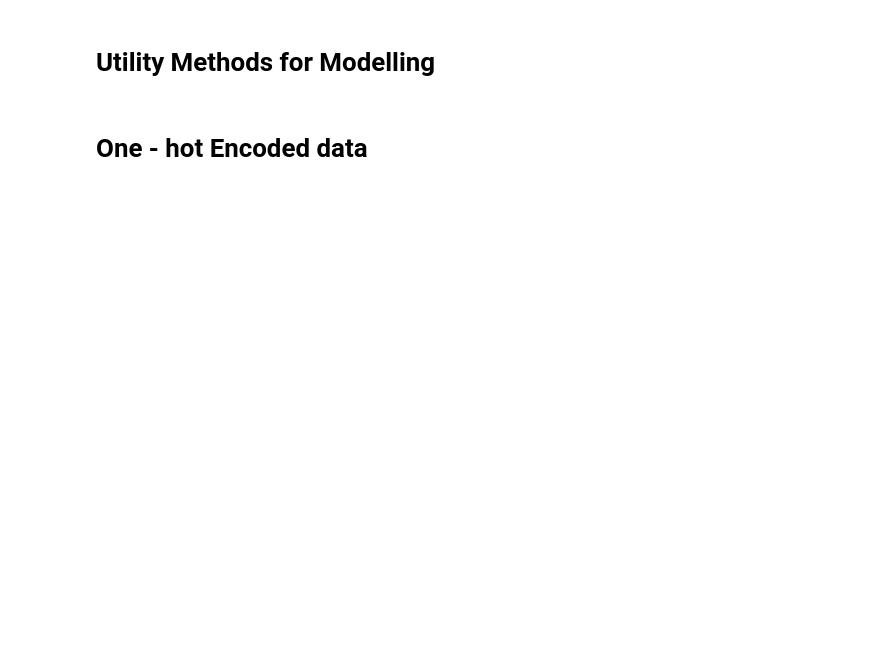
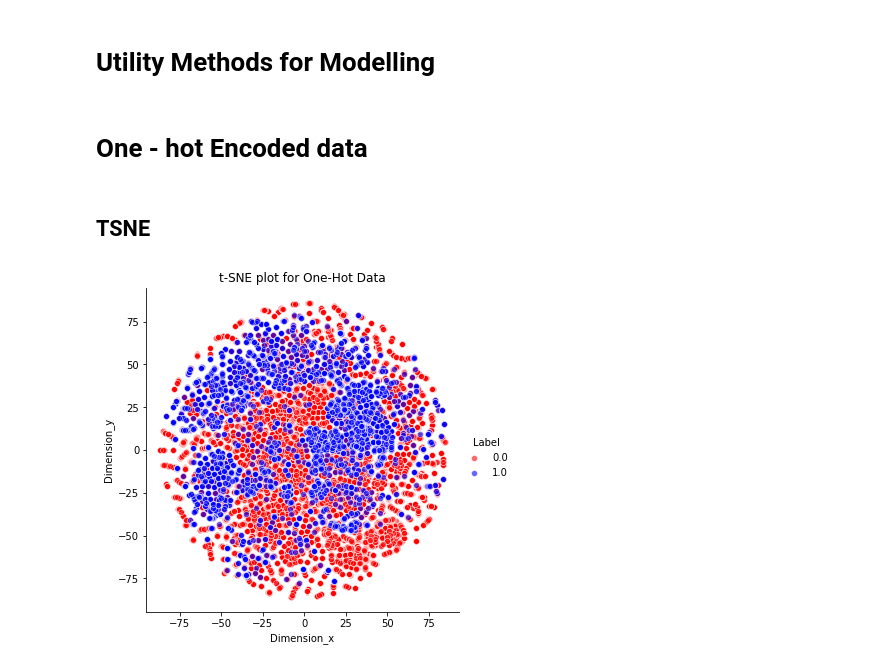
Before and after one commit to gunnerVivek/Employee-Promotion, a Jupyter notebook: 3-models.ipynb, the cells around one changed output. Cells and saved outputs as stored; diff of their text form; code cells hidden in the pictures; blank space fills up the shorter version.

Commit message:
notebook: Add TSNE

```diff
--- a/3-models.ipynb
+++ b/3-models.ipynb
@@ -178,3 +178,39 @@ X_oneHot = pd.DataFrame(data=X_oneHot.toarray(), columns=one_hot_cat_feat_labels
 # %%
 X_oneHot = pd.concat(objs=[X_oneHot, X.loc[:, features_selected_ordinal + features_selected_numerical]]
           ,axis=1)
+# %% [markdown]
+## TSNE
+# %%
+def perform_tsne(X, n_components=2):
+    '''
+        This function performs tSNE on the Data (X) provided.
+    '''
+    tsne = TSNE(n_components=n_components, random_state=8)
+
+    if isinstance(X, pd.DataFrame):
+        X_embedding = tsne.fit_transform(X)
+    else:
+        # if x is a sparse matrix you need to pass it as X_embedding = tsne.fit_transform(x.toarray())
+        # .toarray() will convert the sparse matrix into dense matrix
+        X_embedding = tsne.fit_transform(X.toarray())
+
+    # return data with reduced dimensions
+    return X_embedding
+
+
+def plot_tsne(X_embedding, y, title):
+
+    # hstack expects 2-D array
+    # hence use of reshape(-1,1)
+    tsne_data = np.hstack((X_embedding, np.array(y).reshape(-1,1)))
+    tsne_df = pd.DataFrame(data=tsne_data, columns=['Dimension_x','Dimension_y','Label']) #Target = Score
+
+    #fig, ax = plt.subplots(1, 1, figsize=(6,6))
+
+    plot = sns.pairplot(x_vars=["Dimension_x"], y_vars=["Dimension_y"],
+                        data=tsne_df, hue="Label", palette={0:'r', 1:'b'},
+                        height=5, plot_kws={'alpha':0.6})
+    # plot.fig.suptitle(title)
+
+    plt.title(title)
+    plt.show()
@@ -180,0 +219,7 @@ X_oneHot = pd.concat(objs=[X_oneHot, X.loc[:, features_selected_ordinal + featur
+# %%
+# embedded_X = perform_tsne(X_oneHot.loc[tsne_index, :])
+embedded_X = perform_tsne(X_oneHot.loc[train_index.values.flatten(), :])
+# %%
+plot_tsne(embedded_X, X.is_promoted[train_index.values.flatten()], 't-SNE plot for One-Hot Data')
+# %% [output]
+[figure, added]
```
Also changed, not shown: parts of 5 cells of this notebook.
